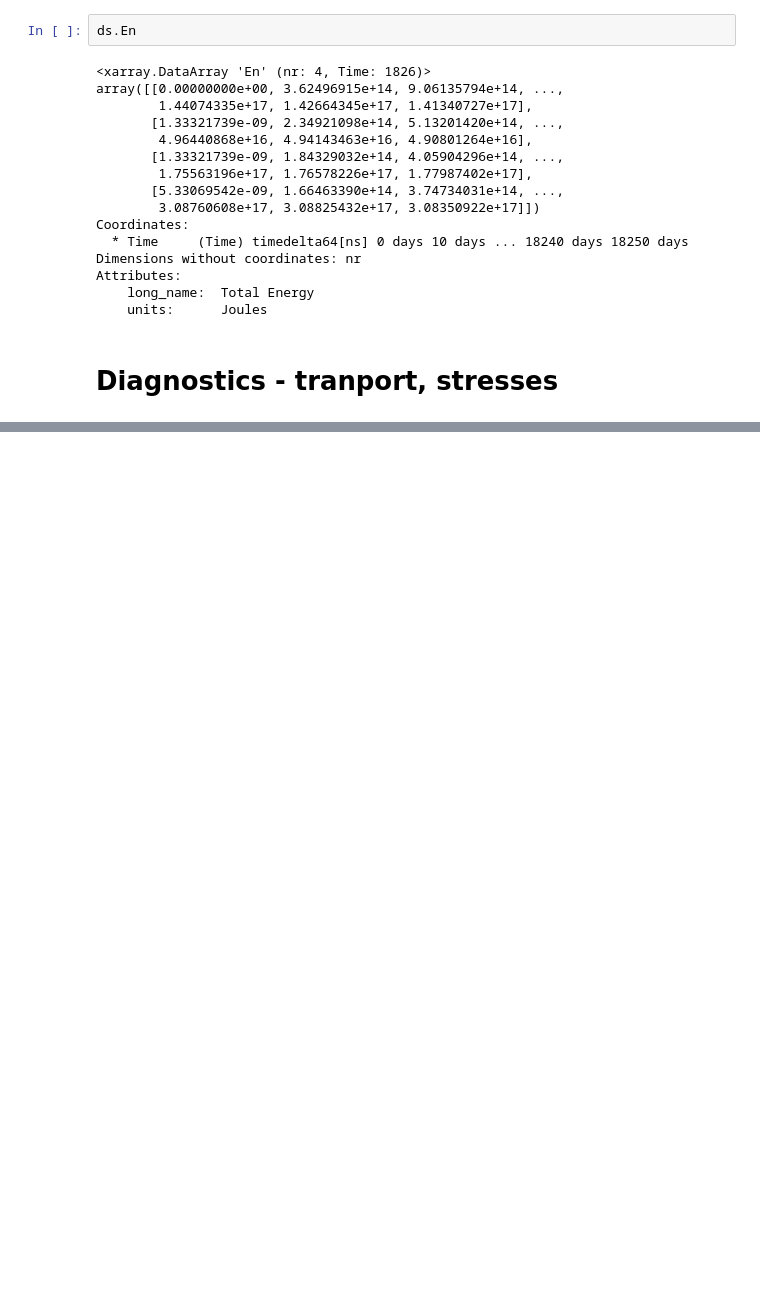
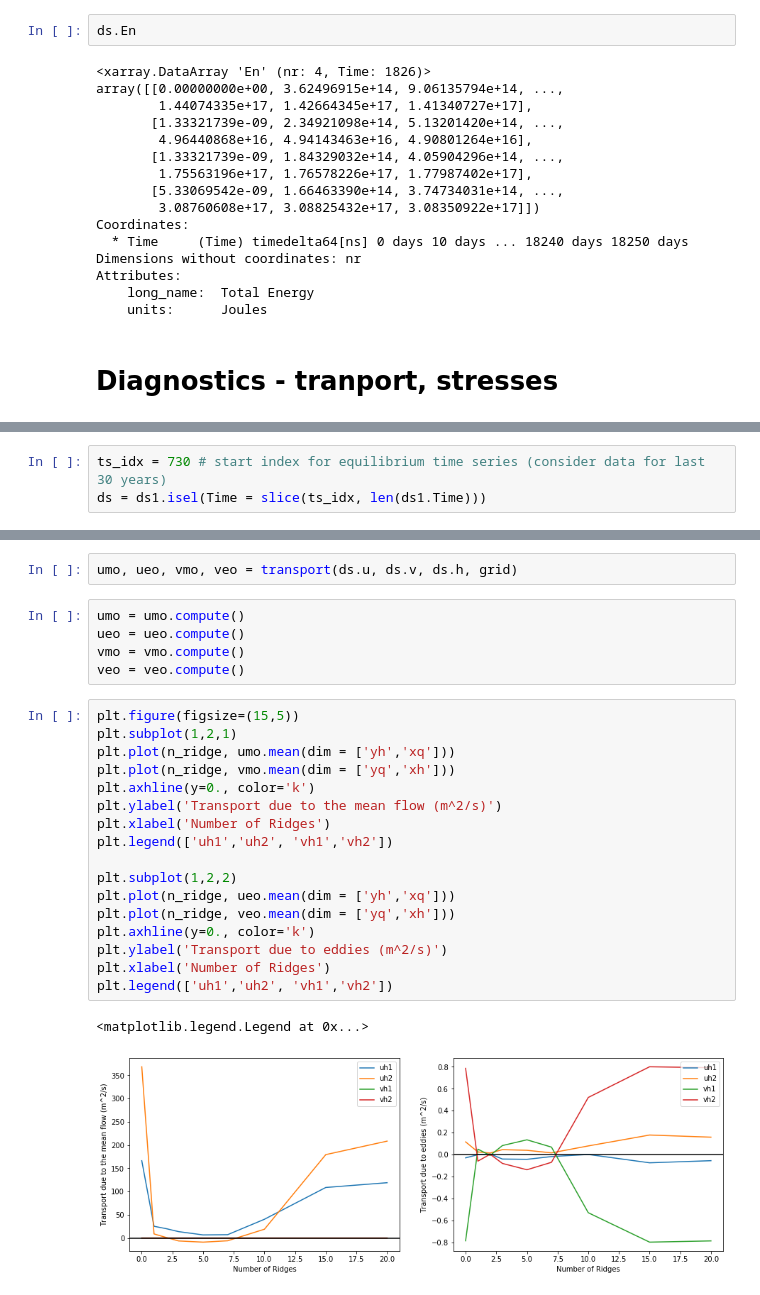
Before and after one commit to hmkhatri/Scripts, a Jupyter notebook: MOM6_idealised/2L_SWM/SWM_diagnostic.ipynb, the cells around one changed output, grey strips where cells are left out. Drawn from its saved outputs; the diff is of its cells as text; blank space fills up the shorter version.

```diff
--- a/MOM6_idealised/2L_SWM/SWM_diagnostic.ipynb
+++ b/MOM6_idealised/2L_SWM/SWM_diagnostic.ipynb
@@ -138,0 +255,3 @@ def topo_form(h, nb, dx, grid, g, rho):
+# %%
+ts_idx = 730 # start index for equilibrium time series (consider data for last 30 years)
+ds = ds1.isel(Time = slice(ts_idx, len(ds1.Time)))
@@ -138,0 +268,27 @@ def topo_form(h, nb, dx, grid, g, rho):
+# %%
+umo, ueo, vmo, veo = transport(ds.u, ds.v, ds.h, grid)
+# %%
+umo = umo.compute()
+ueo = ueo.compute()
+vmo = vmo.compute()
+veo = veo.compute()
+# %%
+plt.figure(figsize=(15,5))
+plt.subplot(1,2,1)
+plt.plot(n_ridge, umo.mean(dim = ['yh','xq']))
+plt.plot(n_ridge, vmo.mean(dim = ['yq','xh']))
+plt.axhline(y=0., color='k')
+plt.ylabel('Transport due to the mean flow (m^2/s)')
+plt.xlabel('Number of Ridges')
+plt.legend(['uh1','uh2', 'vh1','vh2'])
+
+plt.subplot(1,2,2)
+plt.plot(n_ridge, ueo.mean(dim = ['yh','xq']))
+plt.plot(n_ridge, veo.mean(dim = ['yq','xh']))
+plt.axhline(y=0., color='k')
+plt.ylabel('Transport due to eddies (m^2/s)')
+plt.xlabel('Number of Ridges')
+plt.legend(['uh1','uh2', 'vh1','vh2'])
+# %% [output]
+<matplotlib.legend.Legend at 0x...>
+[figure, added]
```
Also changed, not shown: parts of 33 cells of this notebook, 3 other files.
